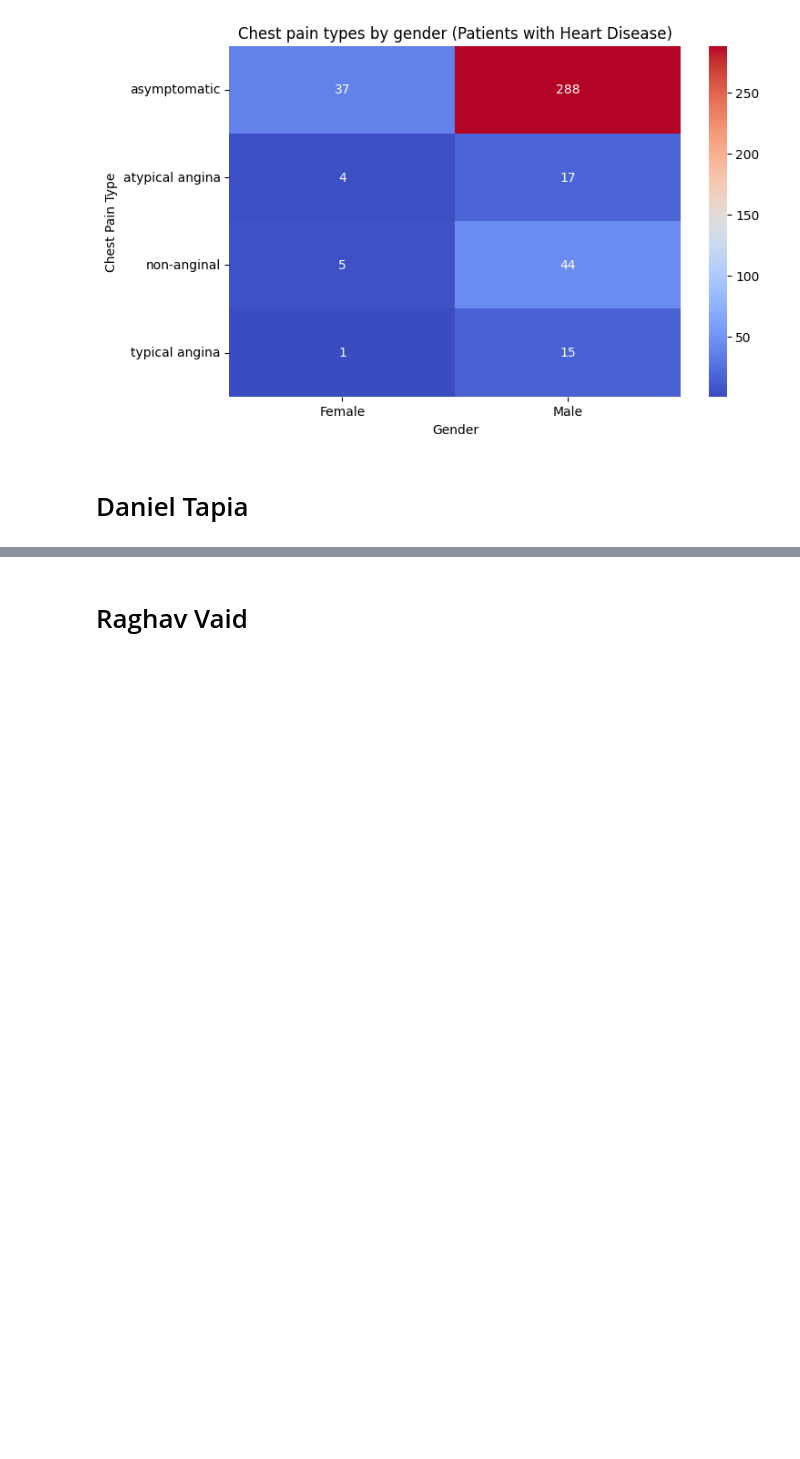
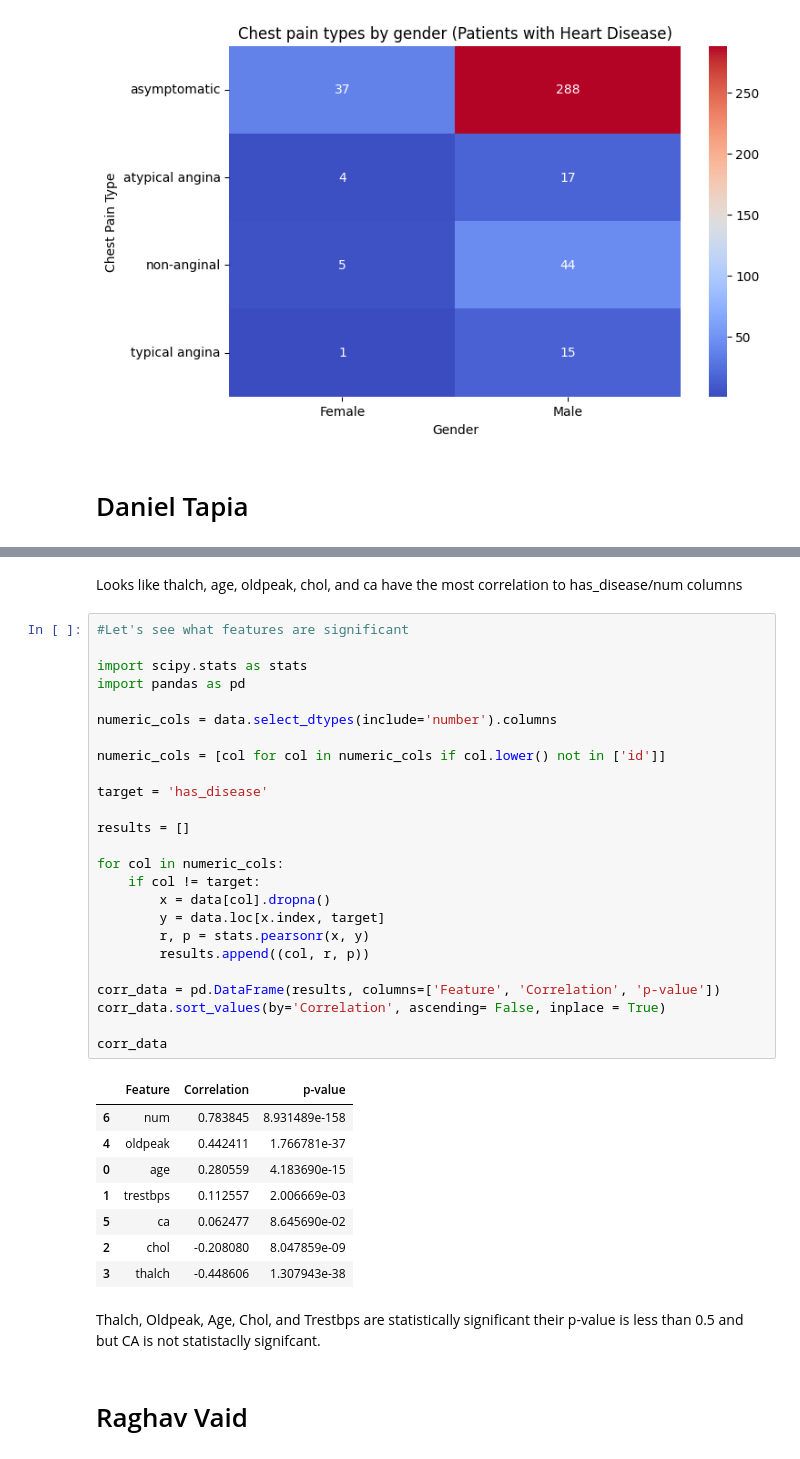
Before and after one commit to davprog9/Heart-Disease-Liklehood-Analysis, a Jupyter notebook: Analysis.ipynb, the cells around one changed output, grey strips where cells are left out. Saved outputs shown, nothing was run; the diff lists cells and outputs as text; blank space fills up the shorter version.

```diff
--- a/Analysis.ipynb
+++ b/Analysis.ipynb
@@ -331,2 +359,41 @@ Text(70.72222222222221, 0.5, 'Chest Pain Type')
+# %% [markdown]
+Looks like thalch, age, oldpeak, chol, and ca have the most correlation to has_disease/num columns
+# %%
+#Let's see what features are significant
+
+import scipy.stats as stats
+import pandas as pd
+
+numeric_cols = data.select_dtypes(include='number').columns
+
+numeric_cols = [col for col in numeric_cols if col.lower() not in ['id']]
+
+target = 'has_disease'
+
+results = []
+
+for col in numeric_cols:
+    if col != target:
+        x = data[col].dropna()
+        y = data.loc[x.index, target]
+        r, p = stats.pearsonr(x, y)
+        results.append((col, r, p))
+
+corr_data = pd.DataFrame(results, columns=['Feature', 'Correlation', 'p-value'])
+corr_data.sort_values(by='Correlation', ascending= False, inplace = True)
+
+corr_data
+# %% [output]
+|  | Feature | Correlation | p-value |
+| 6 | num | 0.783845 | 8.931489e-158 |
+| 4 | oldpeak | 0.442411 | 1.766781e-37 |
+| 0 | age | 0.280559 | 4.183690e-15 |
+| 1 | trestbps | 0.112557 | 2.006669e-03 |
+| 5 | ca | 0.062477 | 8.645690e-02 |
+| 2 | chol | -0.208080 | 8.047859e-09 |
+| 3 | thalch | -0.448606 | 1.307943e-38 |
+# %% [markdown]
+Thalch, Oldpeak, Age, Chol, and Trestbps are statistically significant their p-value is less than
+0.5 and but CA is not statistaclly signifcant.
 # %% [markdown]
 # Raghav Vaid
```
Also changed, not shown: parts of 7 cells of this notebook.
